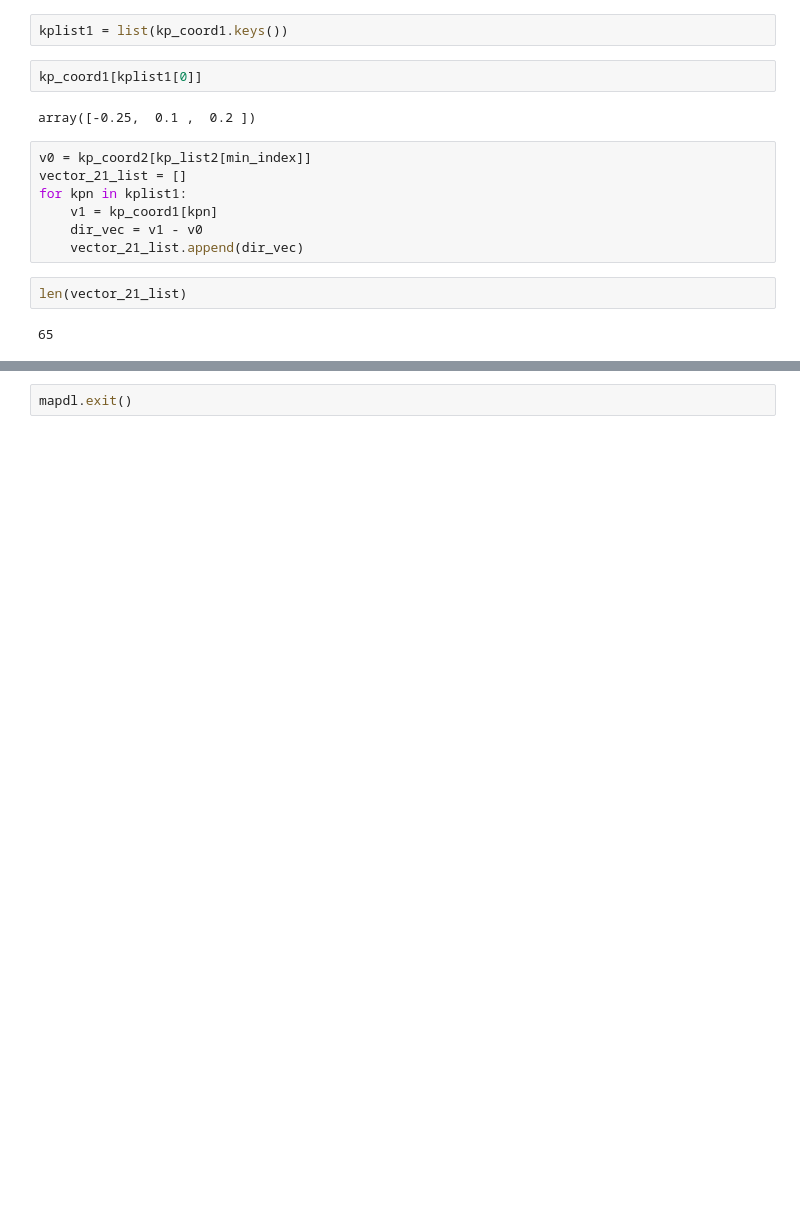
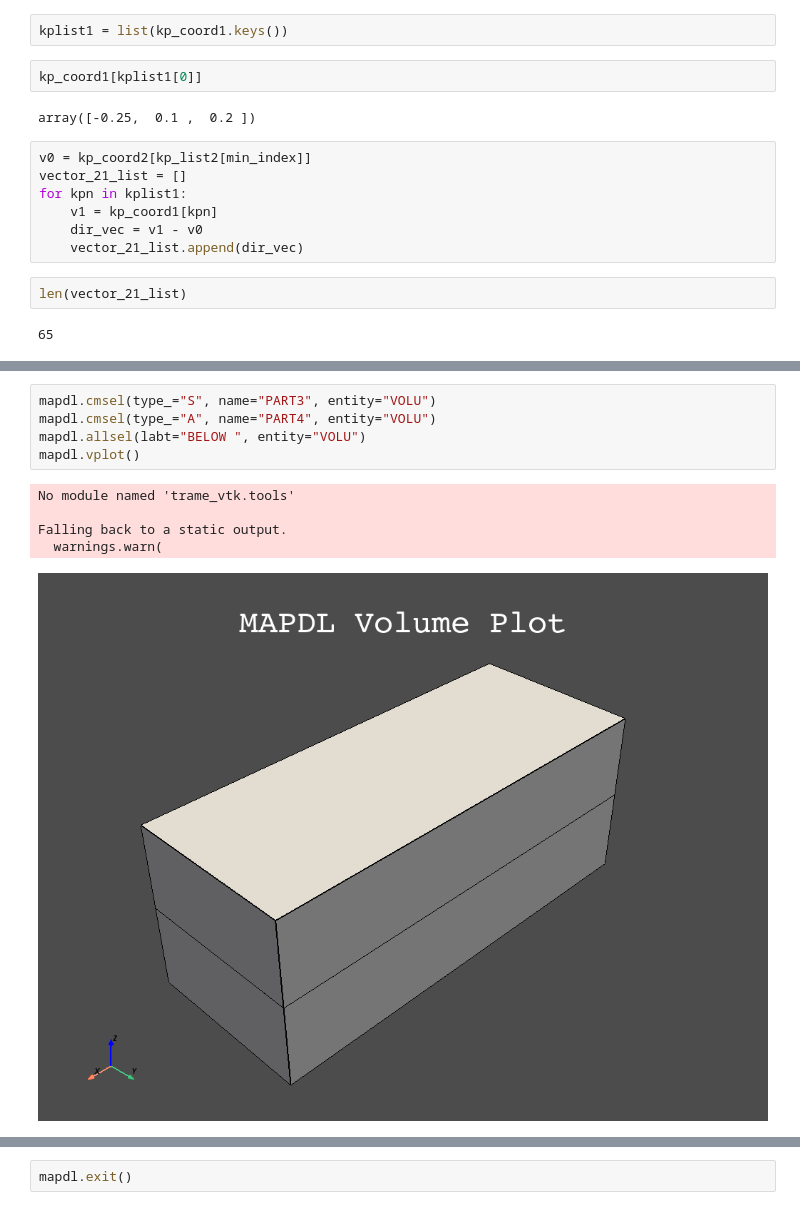
Before and after one commit to iampramodyadav/pyAnsys, a Jupyter notebook: interfaceDetect.ipynb, the cells around one changed output, grey strips where cells are left out. Drawn from its saved outputs; the diff is of its cells as text; blank space fills up the shorter version.

```diff
--- a/interfaceDetect.ipynb
+++ b/interfaceDetect.ipynb
@@ -1440,0 +1898,11 @@ len(vector_21_list)
+# %%
+mapdl.cmsel(type_="S", name="PART3", entity="VOLU")
+mapdl.cmsel(type_="A", name="PART4", entity="VOLU")
+mapdl.allsel(labt="BELOW ", entity="VOLU")
+mapdl.vplot()
+# %% [output]
+No module named 'trame_vtk.tools'
+
+Falling back to a static output.
+  warnings.warn(
+[figure, added]
```
Also changed, not shown: parts of 93 cells of this notebook, 2 other files.
